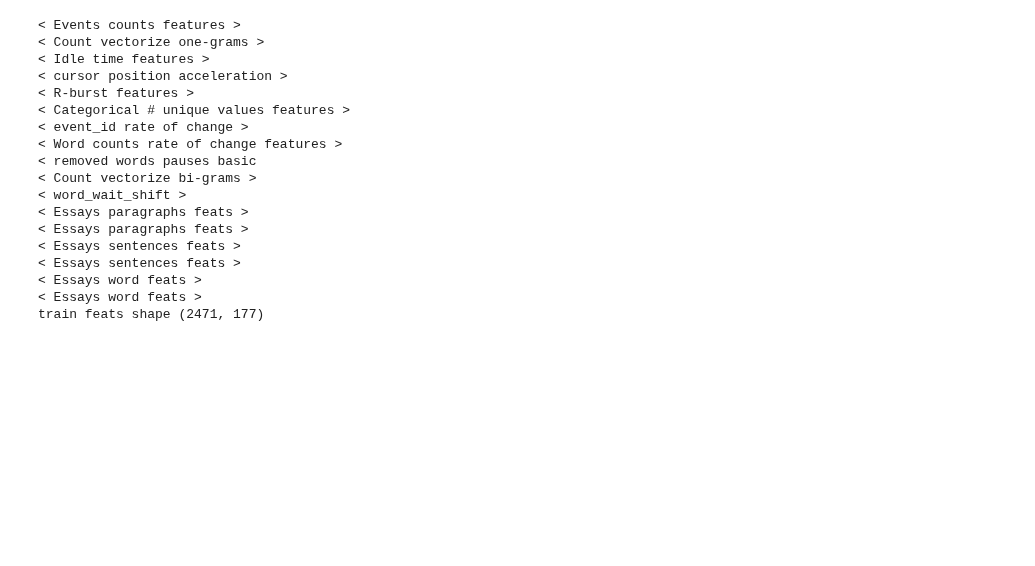
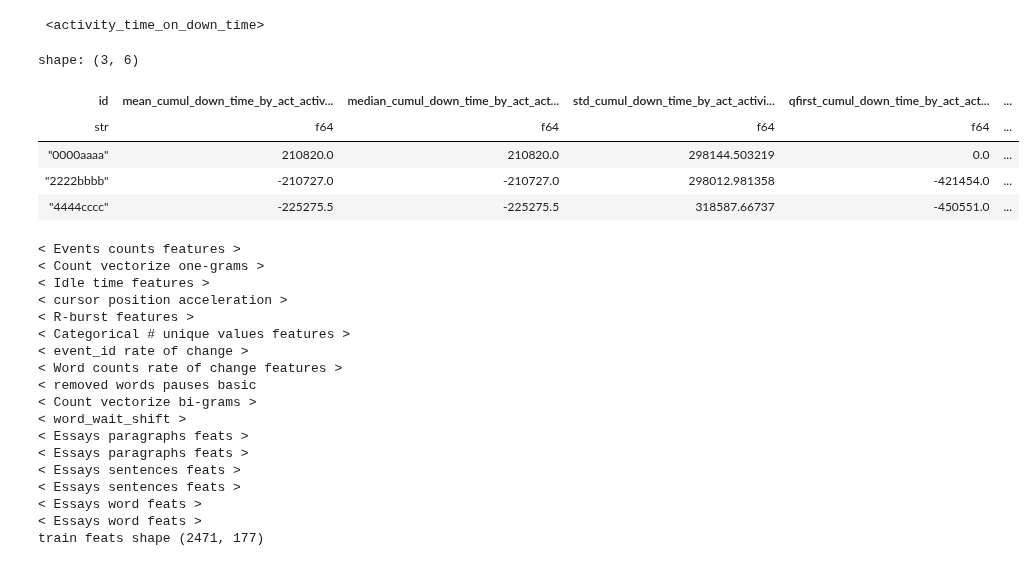
Before and after one commit to uallende/linking_writing_quality, a Jupyter notebook: lqw-clean.ipynb, the cells around one changed output. Drawn from its saved outputs; the diff is of its cells as text; code cells hidden in the pictures; blank space fills up the shorter version.

```diff
--- a/lqw-clean.ipynb
+++ b/lqw-clean.ipynb
@@ -29,3 +76,52 @@ train_scores = pl.scan_csv(f'{data_path}/train_scores.csv')
+# %%
+def activity_time_on_down_time(train_logs, test_logs):
+
+    print(' <activity_time_on_down_time> ')
+    feats = []
+    tr_logs, ts_logs = normalise_up_down_times(train_logs, test_logs)
+
+    for data in [tr_logs, ts_logs]:
+
+        logs = data.clone()
+        logs = logs.select('id','event_id','down_time','activity').filter(~pl.col('activity').str.contains('Move'))
+
+        logs = logs.with_columns(
+            pl.col('down_time')
+            .diff()
+            .over('id')
+            .fill_null(0)
+            .alias('down_time_diff'))
+
+        logs = logs.group_by('id','activity').agg(
+
+            mean_cumul_down_time_by_act = pl.col('down_time_diff').mean(),
+            median_cumul_down_time_by_act = pl.col('down_time_diff').median(),
+            std_cumul_down_time_by_act = pl.col('down_time_diff').std(),
+            qfirst_cumul_down_time_by_act = pl.col('down_time_diff').quantile(0.25),
+            qthird_cumul_down_time_by_act = pl.col('down_time_diff').quantile(0.275,
+
+        )).collect()
+
+        time_stats = logs.pivot(values=['mean_cumul_down_time_by_act','median_cumul_down_time_by_act',
+                                'std_cumul_down_time_by_act','qfirst_cumul_down_time_by_act',
+                                'qthird_cumul_down_time_by_act'],
+                                columns='activity', index='id').fill_null(0).sort('id')
+
+        feats.append(time_stats)
+    return feats[0].lazy(), feats[1].lazy()
+# %%
+tr, ts = activity_time_on_down_time(train_logs, test_logs)
+# %% [output]
+ <activity_time_on_down_time>
+# %%
+ts.collect()
+# %% [output]
+shape: (3, 6)
+| id | mean_cumul_down_time_by_act_activ... | median_cumul_down_time_by_act_act... | std_cumul_down_time_by_act_activi... | qfirst_cumul_down_time_by_act_act... | ... |
+| str | f64 | f64 | f64 | f64 | ... |
+| "0000aaaa" | 210820.0 | 210820.0 | 298144.503219 | 0.0 | ... |
+| "2222bbbb" | -210727.0 | -210727.0 | 298012.981358 | -421454.0 | ... |
+| "4444cccc" | -225275.5 | -225275.5 | 318587.66737 | -450551.0 | ... |
 # %%
 # Best Feature Set: ['train_essay_sentences.pkl', 'train_create_pauses.pkl',
 # 'train_vector_one_gram.pkl', 'train_essay_paragraphs.pkl',
```
Also changed, not shown: parts of 5 cells of this notebook, 9 other files.
